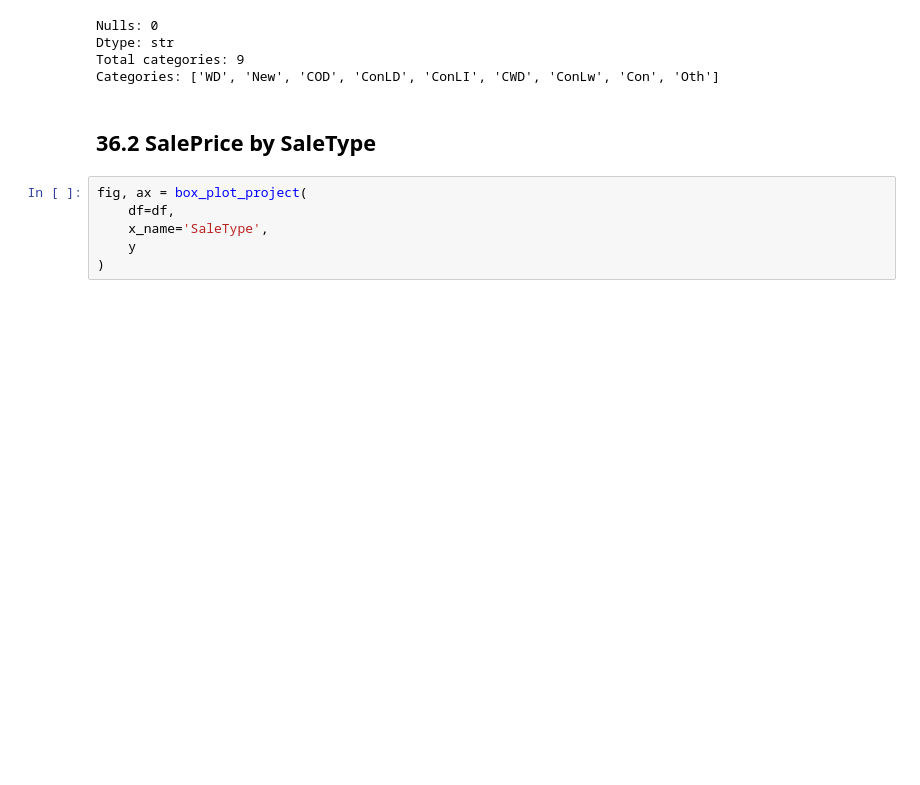
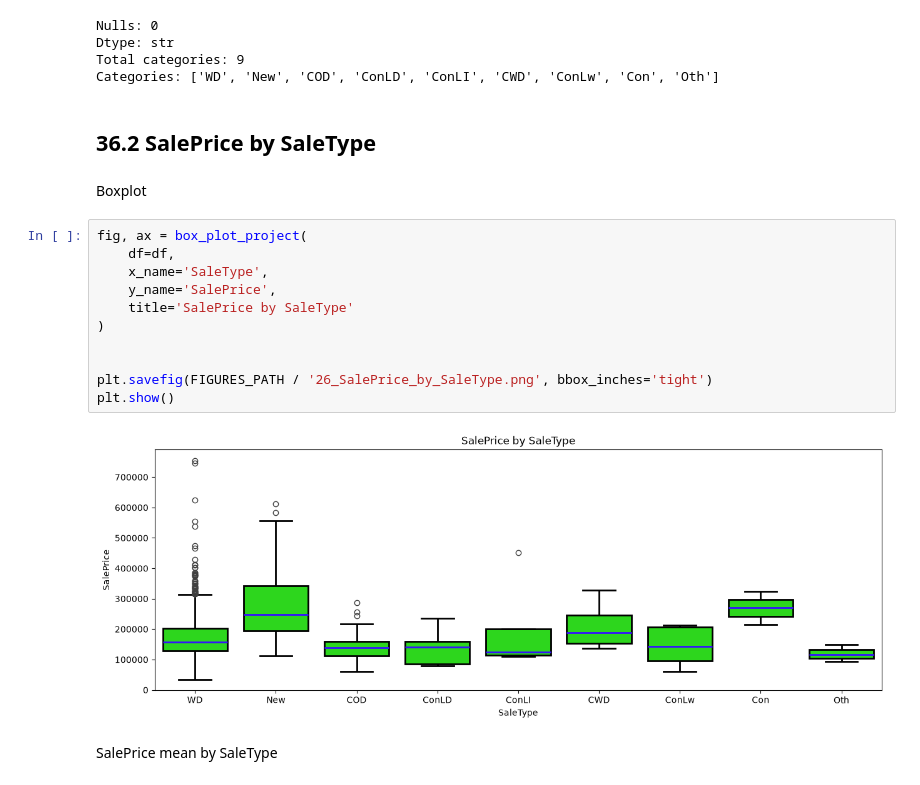
Before and after one commit to charligram/3_prediction_of_house_values, a Jupyter notebook: notebooks/02_EDA.ipynb, the cells around one changed output. Saved outputs shown, nothing was run; the diff lists cells and outputs as text; blank space fills up the shorter version.

Commit message:
fix: add sale condition and extra plots

```diff
--- a/notebooks/02_EDA.ipynb
+++ b/notebooks/02_EDA.ipynb
@@ -1463,9 +1463,20 @@ Total categories: 9
 Categories: ['WD', 'New', 'COD', 'ConLD', 'ConLI', 'CWD', 'ConLw', 'Con', 'Oth']
 # %% [markdown]
 ## 36.2 SalePrice by SaleType
+# %% [markdown]
+Boxplot
 # %%
 fig, ax = box_plot_project(
     df=df,
     x_name='SaleType',
-    y
+    y_name='SalePrice',
+    title='SalePrice by SaleType'
 )
+
+
+plt.savefig(FIGURES_PATH / '26_SalePrice_by_SaleType.png', bbox_inches='tight')
+plt.show()
+# %% [output]
+[figure, added]
+# %% [markdown]
+SalePrice mean by SaleType
```
Also changed, not shown: parts of 24 cells of this notebook.
